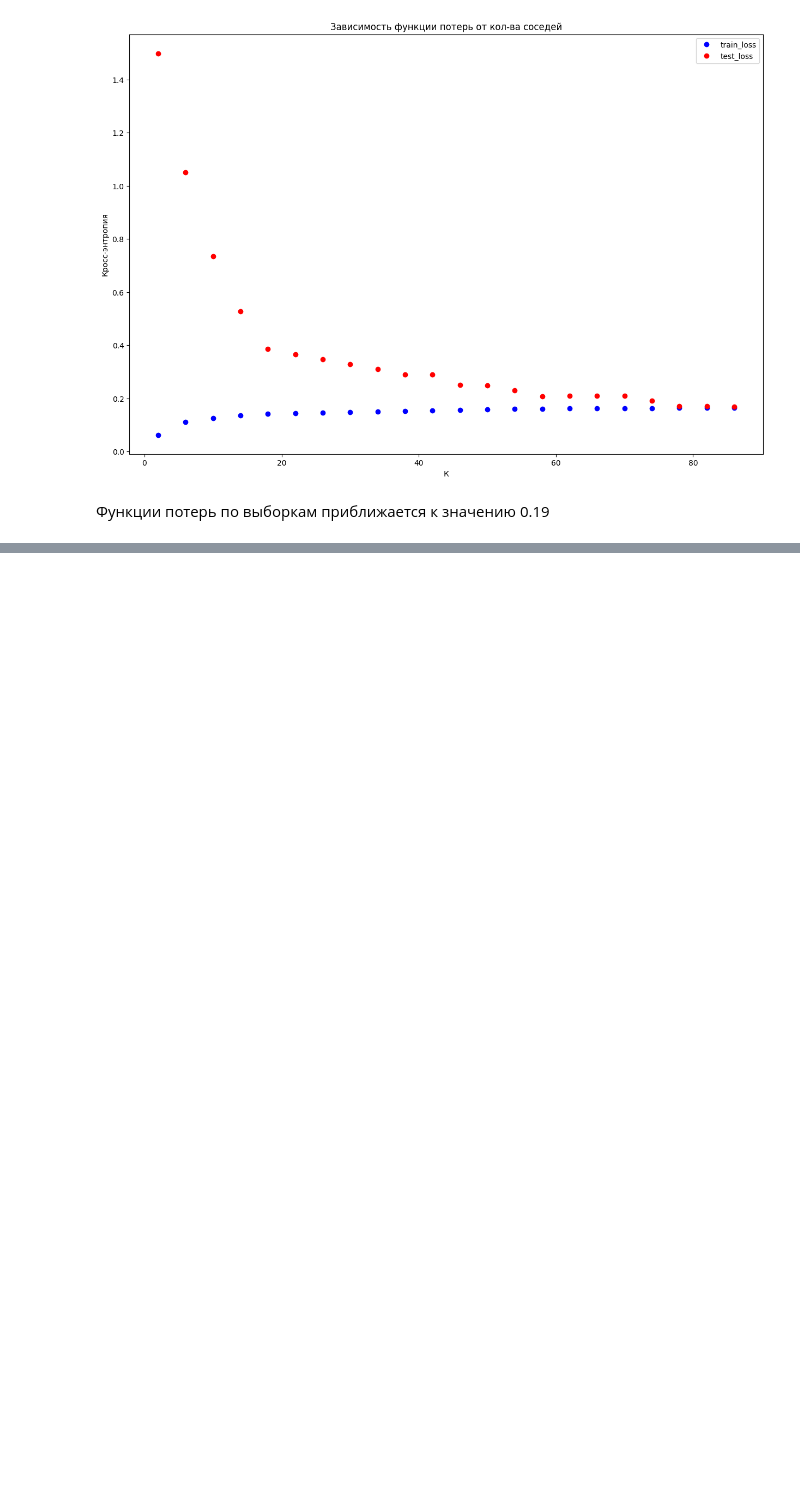
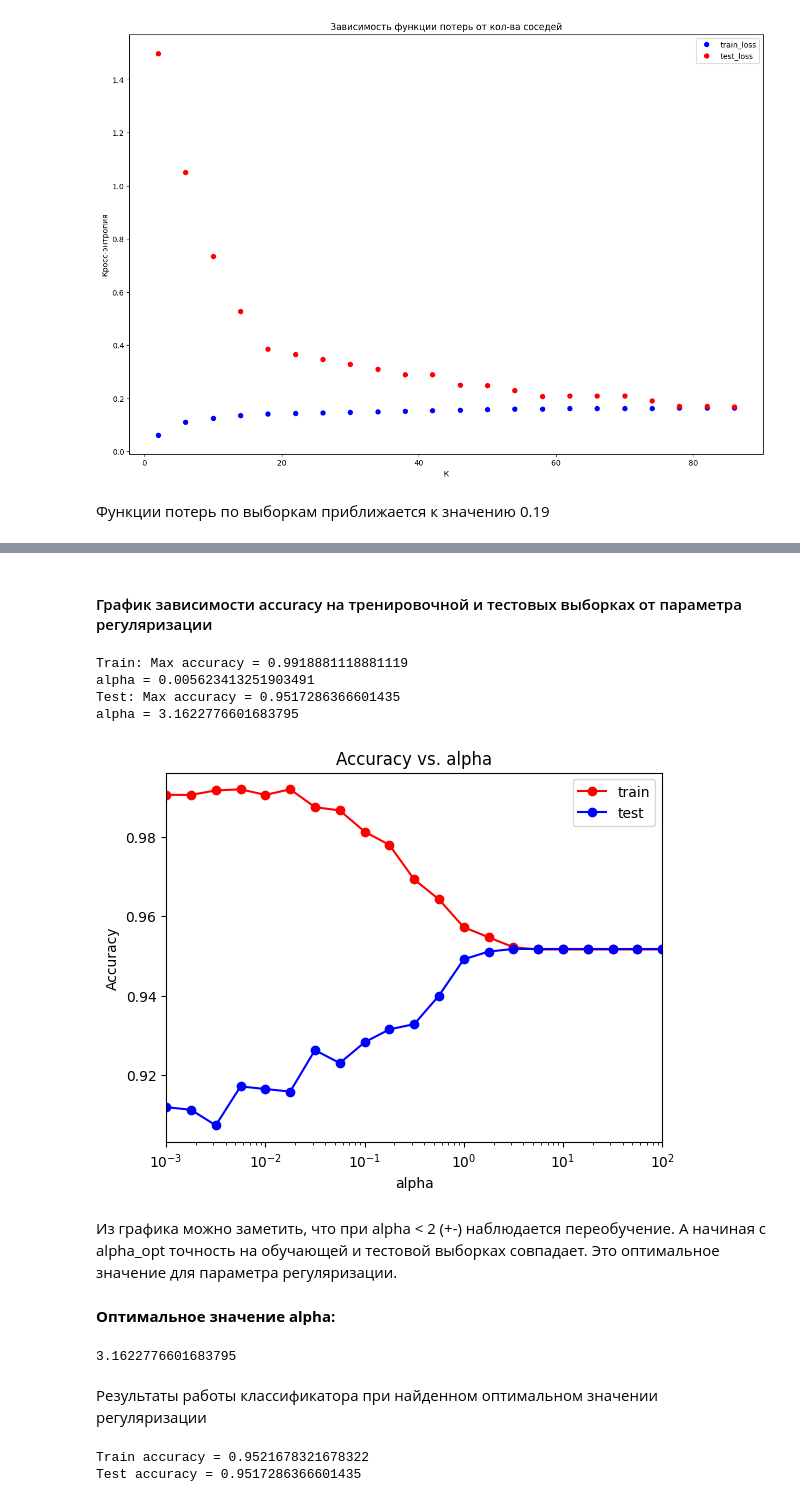
Before and after one commit to OnlyDeniko/MachineLearningCourse, a Jupyter notebook: homework1.ipynb, the cells around one changed output, grey strips where cells are left out. Saved outputs shown, nothing was run; the diff lists cells and outputs as text; code cells hidden in the pictures; blank space fills up the shorter version.

```diff
--- a/homework1.ipynb
+++ b/homework1.ipynb
@@ -679,0 +762,54 @@ Text(0, 0.5, 'Кросс-энтропия')
+# %% [markdown]
+#### График зависимости accuracy на тренировочной и тестовых выборках от параметра регуляризации
+# %%
+plt.semilogx(alpha_arr, train_acc, 'r-o', label = 'train')
+plt.semilogx(alpha_arr, test_acc, 'b-o', label = 'test')
+plt.xlim([np.min(alpha_arr), np.max(alpha_arr)])
+plt.title('Accuracy vs. alpha')
+plt.xlabel('alpha')
+plt.ylabel('Accuracy')
+plt.legend()
+
+print(f'Train: Max accuracy = {np.max(train_acc)}')
+print(f'alpha = {alpha_arr[np.argmax(train_acc)]}')
+
+print(f'Test: Max accuracy = {np.max(test_acc)}')
+print(f'alpha = {alpha_arr[np.argmax(test_acc)]}')
+# %% [output]
+Train: Max accuracy = 0.9918881118881119
+alpha = 0.005623413251903491
+Test: Max accuracy = 0.9517286366601435
+alpha = 3.1622776601683795
+[figure, added]
+# %% [markdown]
+Из графика можно заметить, что при alpha < 2 (+-) наблюдается переобучение. А начиная с alpha_opt точность на обучающей и тестовой выборках совпадает. Это оптимальное значение для параметра регуляризации.
+# %% [markdown]
+**Оптимальное значение alpha:**
+# %%
+min_test_err = np.min(test_err)
+alpha_opt = alpha_arr[test_err == min_test_err][0]
+print(alpha_opt)
+# %% [output]
+3.1622776601683795
+# %% [markdown]
+Результаты работы классификатора при найденном оптимальном значении регуляризации
+# %%
+mlp_model = MLPClassifier(
+    alpha = alpha_opt,
+    hidden_layer_sizes = (100,),
+    solver = 'lbfgs',
+    activation = 'relu',
+    random_state = 25,
+    max_iter = 1500
+)
+
+mlp_model.fit(X_train_scaled, y_train)
+
+y_train_pred = mlp_model.predict(X_train_scaled)
+y_test_pred = mlp_model.predict(X_test_scaled)
+
+print(f'Train accuracy = {accuracy_score(y_train, y_train_pred)}')
+print(f'Test accuracy = {accuracy_score(y_test, y_test_pred)}')
+# %% [output]
+Train accuracy = 0.9521678321678322
+Test accuracy = 0.9517286366601435
```
Also changed, not shown: parts of 21 cells of this notebook.
